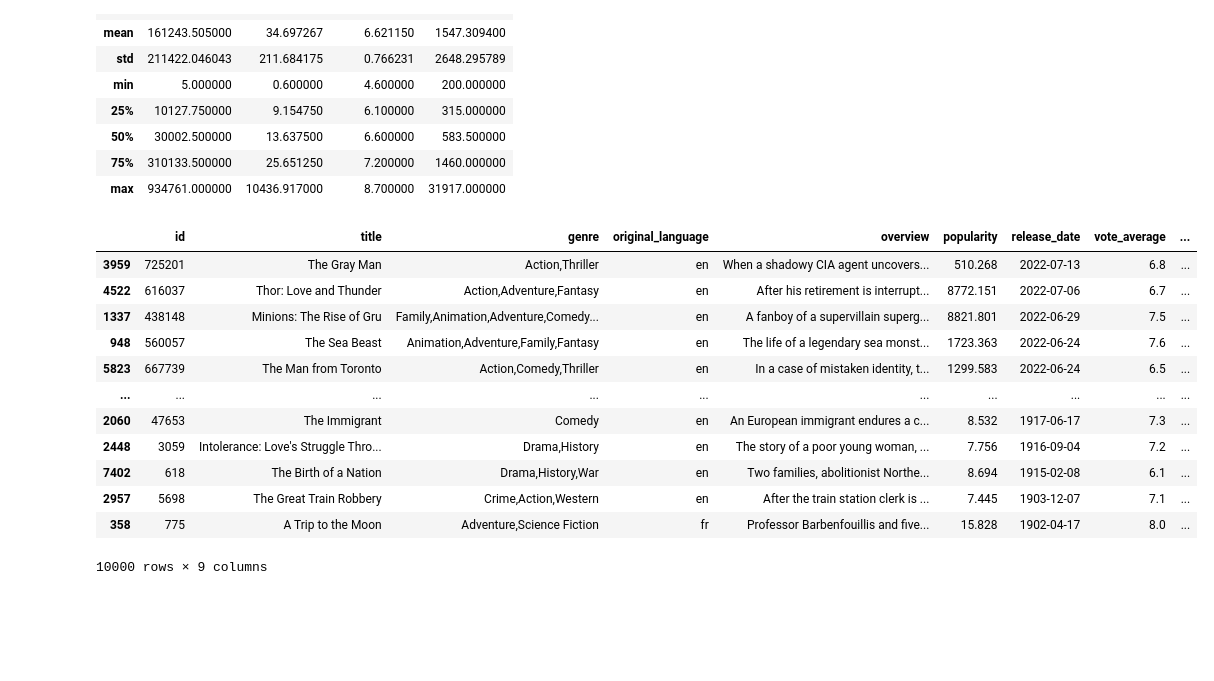
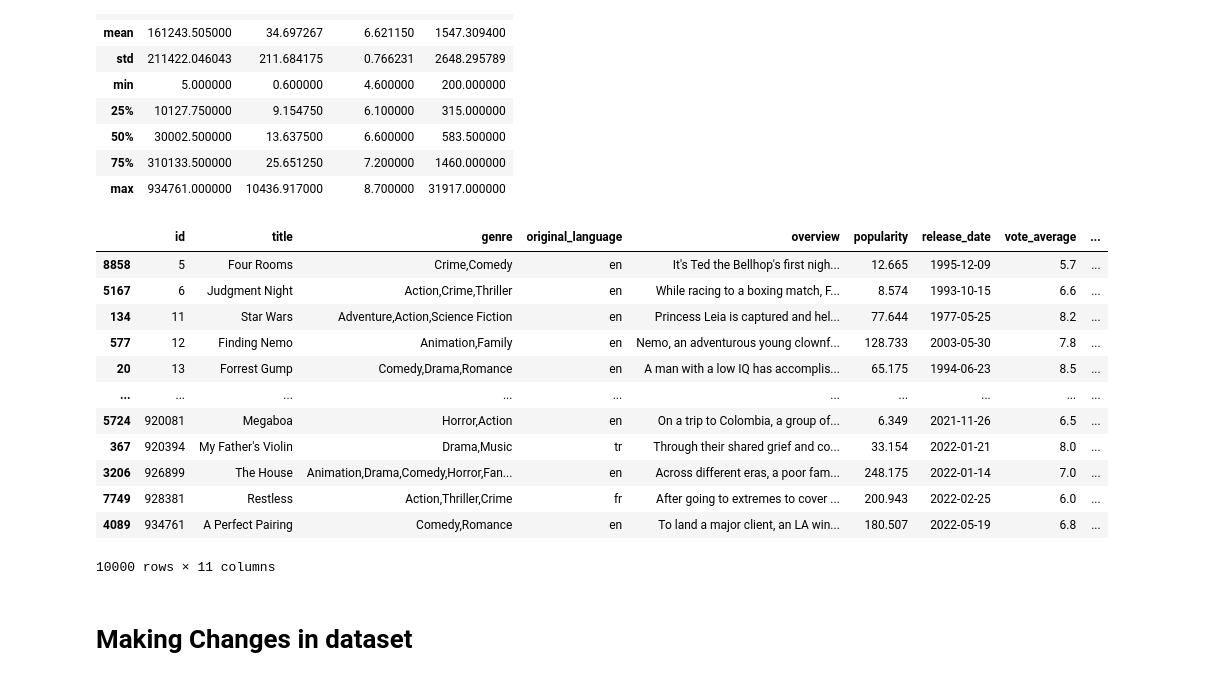
Before and after one commit to thisisouvik/ML-Concepts, a Jupyter notebook: Pandas/pandas.ipynb, the cells around one changed output. Cells and saved outputs as stored; diff of their text form; code cells hidden in the pictures; blank space fills up the shorter version.

```diff
--- a/Pandas/pandas.ipynb
+++ b/Pandas/pandas.ipynb
@@ -132,18 +132,22 @@ data.describe()
 | 75% | 310133.500000 | 25.651250 | 7.200000 | 1460.000000 |
 | max | 934761.000000 | 10436.917000 | 8.700000 | 31917.000000 |
 # %%
-data.sort_values(['release_date', 'title'], ascending=False)
+#sorting
+
+data.sort_values(['id', 'title'], ascending=[1,0]) #firstly ascending and then decending
 # %% [output]
 |  | id | title | genre | original_language | overview | popularity | release_date | vote_average | ... |
-| 3959 | 725201 | The Gray Man | Action,Thriller | en | When a shadowy CIA agent uncovers... | 510.268 | 2022-07-13 | 6.8 | ... |
-| 4522 | 616037 | Thor: Love and Thunder | Action,Adventure,Fantasy | en | After his retirement is interrupt... | 8772.151 | 2022-07-06 | 6.7 | ... |
-| 1337 | 438148 | Minions: The Rise of Gru | Family,Animation,Adventure,Comedy... | en | A fanboy of a supervillain superg... | 8821.801 | 2022-06-29 | 7.5 | ... |
-| 948 | 560057 | The Sea Beast | Animation,Adventure,Family,Fantasy | en | The life of a legendary sea monst... | 1723.363 | 2022-06-24 | 7.6 | ... |
-| 5823 | 667739 | The Man from Toronto | Action,Comedy,Thriller | en | In a case of mistaken identity, t... | 1299.583 | 2022-06-24 | 6.5 | ... |
+| 8858 | 5 | Four Rooms | Crime,Comedy | en | It's Ted the Bellhop's first nigh... | 12.665 | 1995-12-09 | 5.7 | ... |
+| 5167 | 6 | Judgment Night | Action,Crime,Thriller | en | While racing to a boxing match, F... | 8.574 | 1993-10-15 | 6.6 | ... |
+| 134 | 11 | Star Wars | Adventure,Action,Science Fiction | en | Princess Leia is captured and hel... | 77.644 | 1977-05-25 | 8.2 | ... |
+| 577 | 12 | Finding Nemo | Animation,Family | en | Nemo, an adventurous young clownf... | 128.733 | 2003-05-30 | 7.8 | ... |
+| 20 | 13 | Forrest Gump | Comedy,Drama,Romance | en | A man with a low IQ has accomplis... | 65.175 | 1994-06-23 | 8.5 | ... |
 | ... | ... | ... | ... | ... | ... | ... | ... | ... | ... |
-| 2060 | 47653 | The Immigrant | Comedy | en | An European immigrant endures a c... | 8.532 | 1917-06-17 | 7.3 | ... |
-| 2448 | 3059 | Intolerance: Love's Struggle Thro... | Drama,History | en | The story of a poor young woman, ... | 7.756 | 1916-09-04 | 7.2 | ... |
-| 7402 | 618 | The Birth of a Nation | Drama,History,War | en | Two families, abolitionist Northe... | 8.694 | 1915-02-08 | 6.1 | ... |
-| 2957 | 5698 | The Great Train Robbery | Crime,Action,Western | en | After the train station clerk is ... | 7.445 | 1903-12-07 | 7.1 | ... |
-| 358 | 775 | A Trip to the Moon | Adventure,Science Fiction | fr | Professor Barbenfouillis and five... | 15.828 | 1902-04-17 | 8.0 | ... |
+| 5724 | 920081 | Megaboa | Horror,Action | en | On a trip to Colombia, a group of... | 6.349 | 2021-11-26 | 6.5 | ... |
+| 367 | 920394 | My Father's Violin | Drama,Music | tr | Through their shared grief and co... | 33.154 | 2022-01-21 | 8.0 | ... |
+| 3206 | 926899 | The House | Animation,Drama,Comedy,Horror,Fan... | en | Across different eras, a poor fam... | 248.175 | 2022-01-14 | 7.0 | ... |
+| 7749 | 928381 | Restless | Action,Thriller,Crime | fr | After going to extremes to cover ... | 200.943 | 2022-02-25 | 6.0 | ... |
+| 4089 | 934761 | A Perfect Pairing | Comedy,Romance | en | To land a major client, an LA win... | 180.507 | 2022-05-19 | 6.8 | ... |
-10000 rows × 9 columns
+10000 rows × 11 columns
+# %% [markdown]
+# Making Changes in dataset
```
Also changed, not shown: parts of 15 cells of this notebook, 2 other files.
